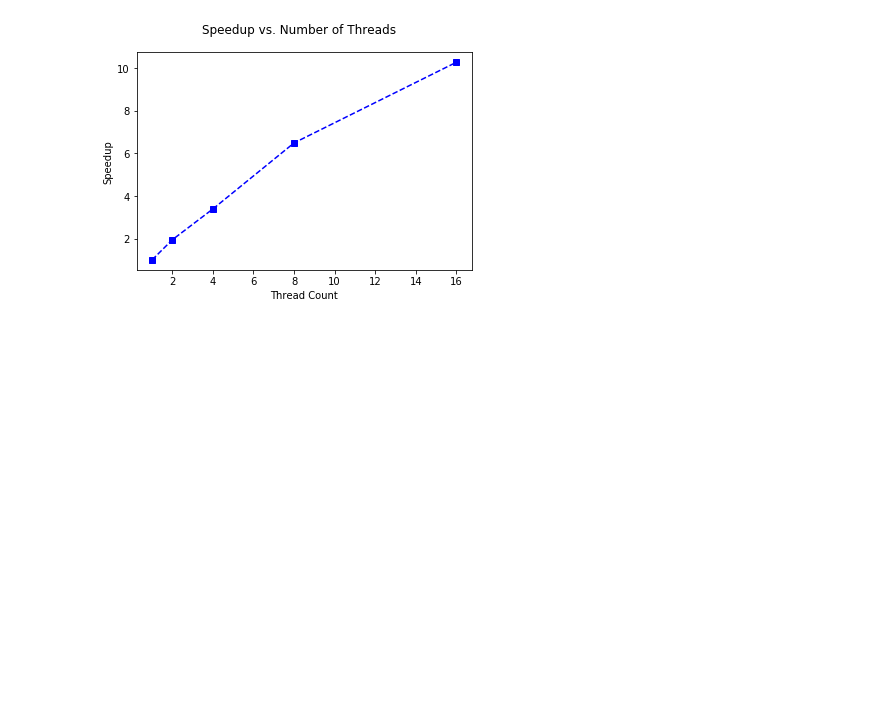
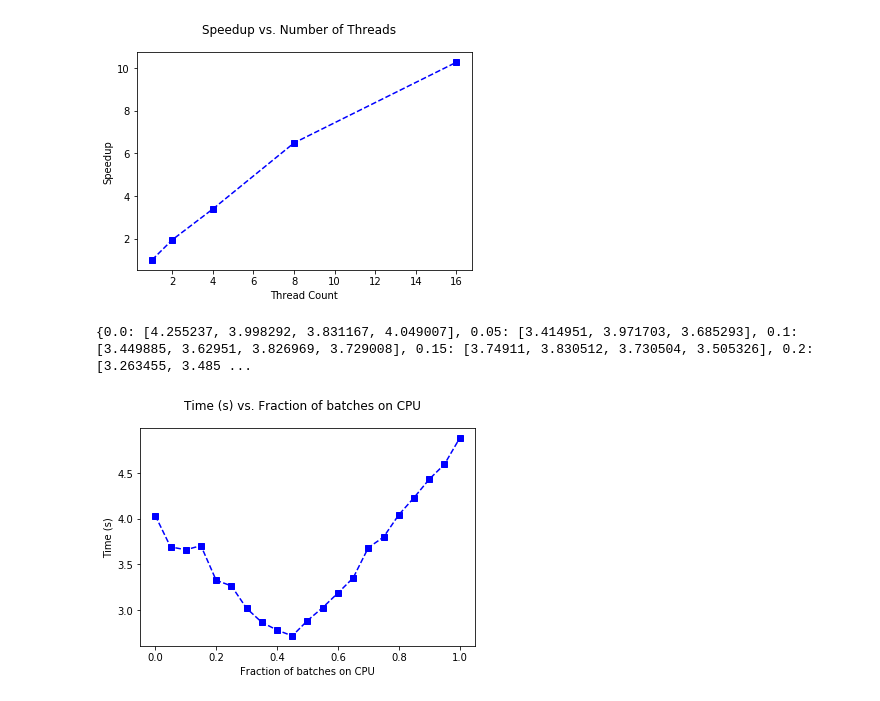
Before and after one commit to ZwFink/CS-485, a Jupyter notebook: Scripts/AtA/multiway_merge/plots/plot_runtimes.ipynb, the cells around one changed output. Saved outputs shown, nothing was run; the diff lists cells and outputs as text; code cells hidden in the pictures; blank space fills up the shorter version.

```diff
--- a/Scripts/AtA/multiway_merge/plots/plot_runtimes.ipynb
+++ b/Scripts/AtA/multiway_merge/plots/plot_runtimes.ipynb
@@ -94,3 +128,18 @@ ax.plot( x, y, "bs--" )
 # %% [output]
 [<matplotlib.lines.Line2D at 0x...>]
 [figure]
+# %%
+times = parse_cpu_frac( 'cpu_out.txt' )
+ax = plt.subplot()
+
+x = list( times.keys() )
+y = [ np.mean( times[ value ] ) for value in x ]
+#ax.set_ylim( 0, 15 )
+plt.suptitle( "Time (s) vs. Fraction of batches on CPU")
+plt.xlabel( "Fraction of batches on CPU")
+plt.ylabel( "Time (s)")
+ax.plot( x, y, "bs--" )
+print( times)
+# %% [output]
+{0.0: [4.255237, 3.998292, 3.831167, 4.049007], 0.05: [3.414951, 3.971703, 3.685293], 0.1: [3.449885, 3.62951, 3.826969, 3.729008], 0.15: [3.74911, 3.830512, 3.730504, 3.505326], 0.2: [3.263455, 3.485 ...
+[figure, added]
```
Also changed, not shown: parts of 2 cells of this notebook.
